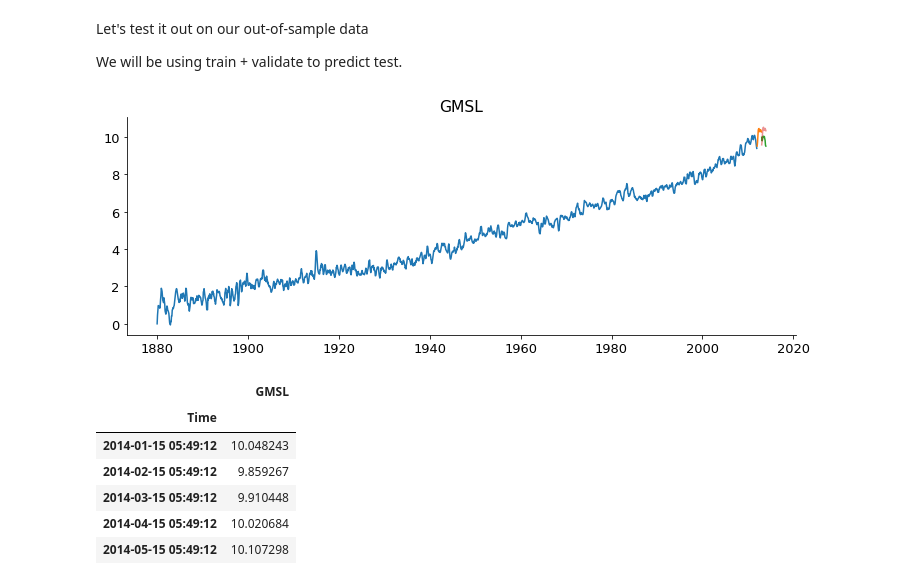
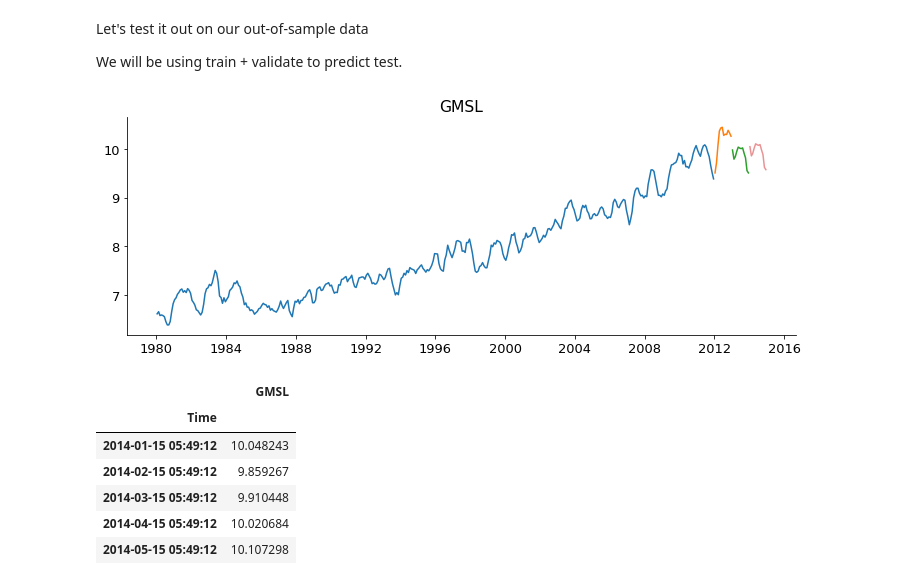
Before and after one commit to carlgriffin57/individual_project_time_series, a Jupyter notebook: final_notebook_time_series.ipynb, the cells around one changed output. Drawn from its saved outputs; the diff is of its cells as text; code cells hidden in the pictures.

```diff
--- a/final_notebook_time_series.ipynb
+++ b/final_notebook_time_series.ipynb
@@ -598,15 +598,17 @@ yhat_df.index = test.index
 rmse_GMSL = sqrt(mean_squared_error(test['GMSL'],
                                        yhat_df['GMSL']))
 # %%
+# Plotting the tail end of the train data to better display the predicted data
+
 plt.figure(figsize=(12,4))
-plt.plot(train['GMSL'], label='train')
+plt.plot(train.iloc[1200:1585]['GMSL'], label='train')
 plt.plot(validate['GMSL'], label='validate')
 plt.plot(test['GMSL'], label='test')
 plt.plot(yhat_df['GMSL'], alpha=.5)
 plt.title('GMSL')
 plt.show()
 # %% [output]
-[figure, old version]
+[figure, new version]
 # %%
 # to predict 2014
 
```
Also changed, not shown: parts of 1 cell of this notebook.
